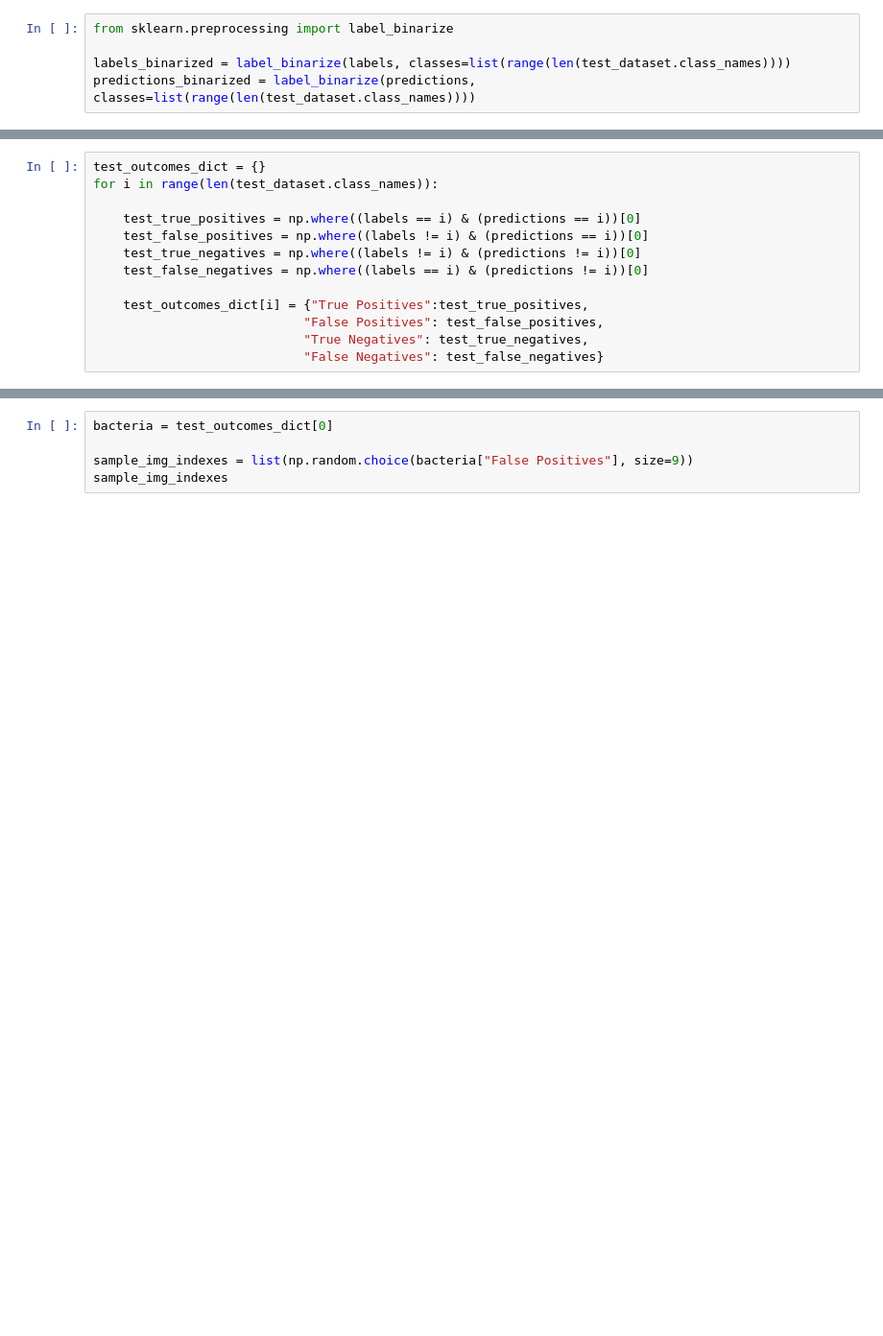
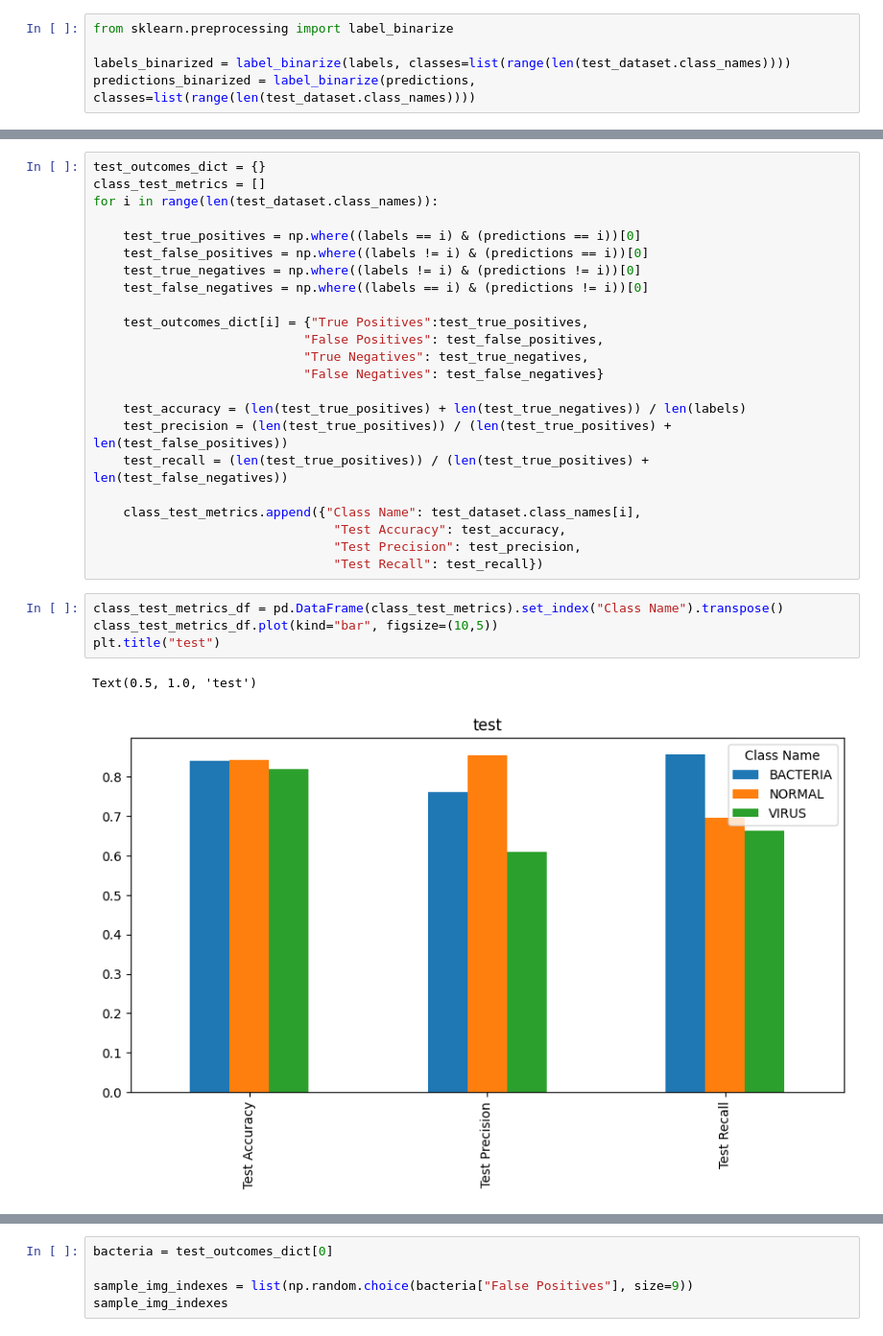
Before and after one commit to angussaw/Explainable-Neural-Networks, a Jupyter notebook: training.ipynb, the cells around one changed output, grey strips where cells are left out. Shown at 96% size. Cells and saved outputs as stored; diff of their text form; blank space fills up the shorter version.

```diff
--- a/training.ipynb
+++ b/training.ipynb
@@ -319,5 +329,6 @@ roc_auc_score(labels_binarized, predictions_binarized, average = 'weighted', mul
 # %%
 test_outcomes_dict = {}
+class_test_metrics = []
 for i in range(len(test_dataset.class_names)):
 
     test_true_positives = np.where((labels == i) & (predictions == i))[0]
@@ -329,3 +340,19 @@ for i in range(len(test_dataset.class_names)):
                             "False Positives": test_false_positives,
                             "True Negatives": test_true_negatives,
                             "False Negatives": test_false_negatives}
+
+    test_accuracy = (len(test_true_positives) + len(test_true_negatives)) / len(labels)
+    test_precision = (len(test_true_positives)) / (len(test_true_positives) + len(test_false_positives))
+    test_recall = (len(test_true_positives)) / (len(test_true_positives) + len(test_false_negatives))
+
+    class_test_metrics.append({"Class Name": test_dataset.class_names[i],
+                                "Test Accuracy": test_accuracy,
+                                "Test Precision": test_precision,
+                                "Test Recall": test_recall})
+# %%
+class_test_metrics_df = pd.DataFrame(class_test_metrics).set_index("Class Name").transpose()
+class_test_metrics_df.plot(kind="bar", figsize=(10,5))
+plt.title("test")
+# %% [output]
+Text(0.5, 1.0, 'test')
+[figure, added]
```
Also changed, not shown: parts of 18 cells of this notebook, 4 other files.
